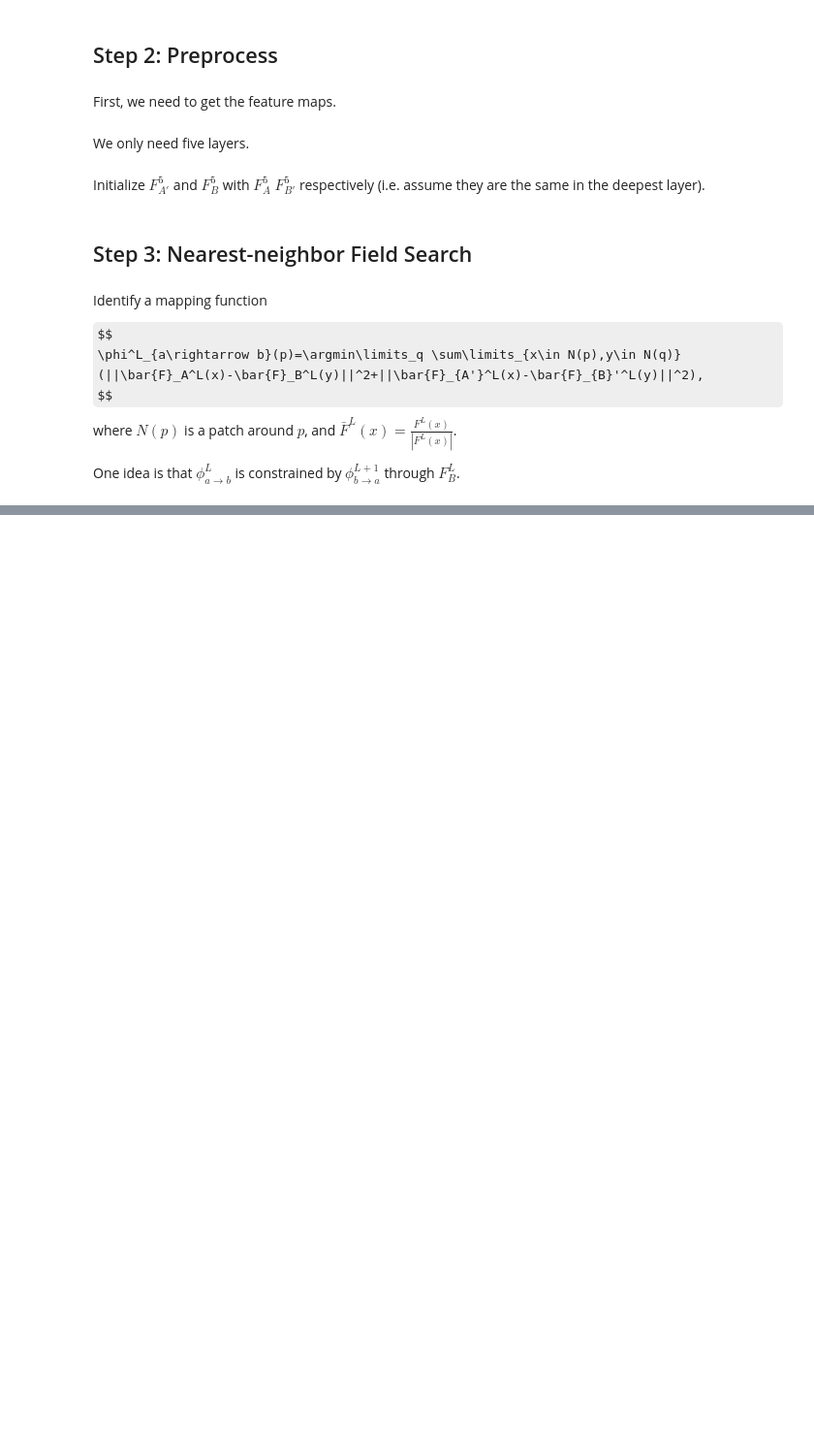
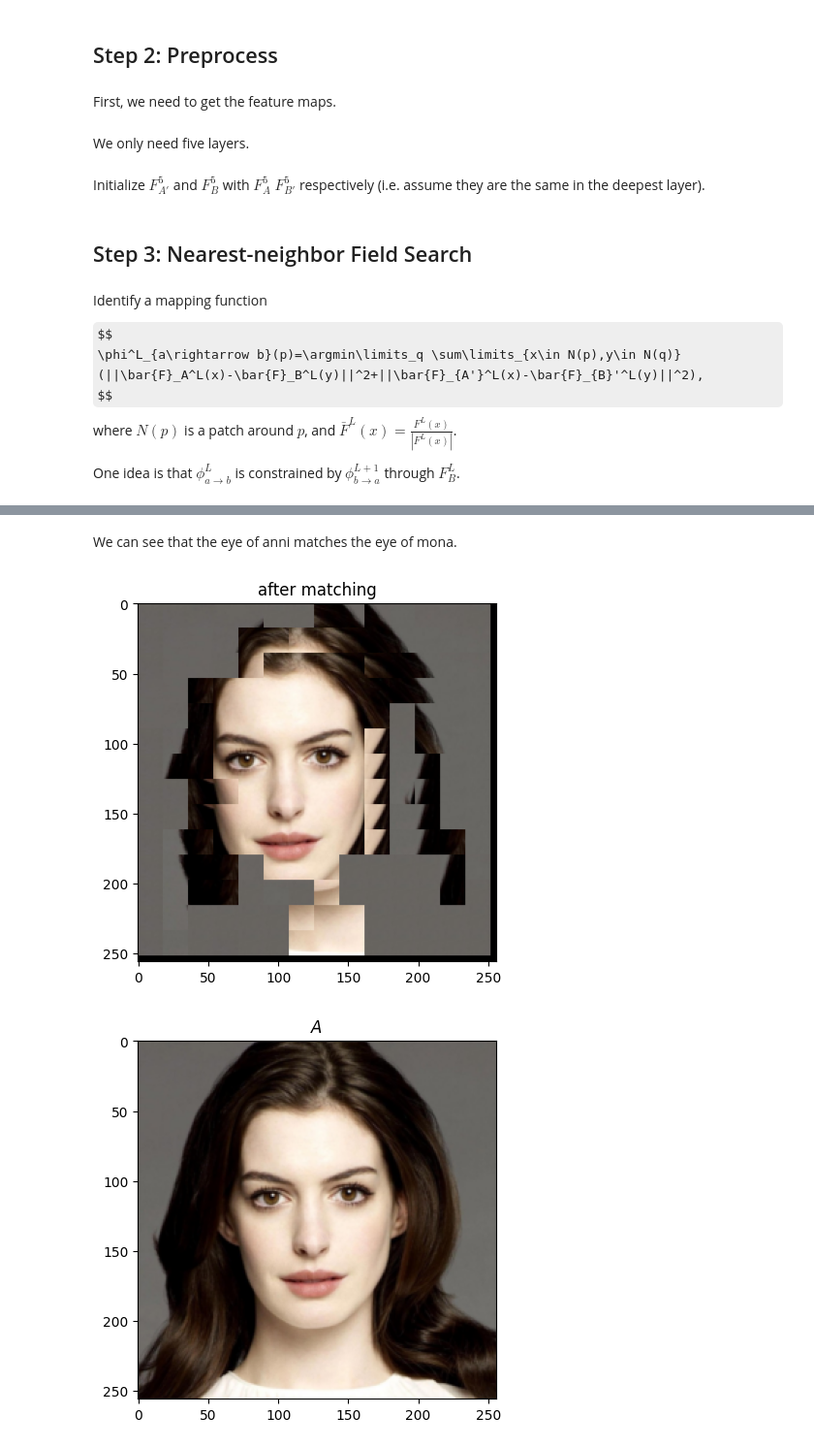
Before and after one commit to JKay15/PKU_CV2024fall, a Jupyter notebook: ImageAnalogy/Deep_Image_Analogy.ipynb, the cells around one changed output, grey strips where cells are left out. Shown at 97% size. Saved outputs shown, nothing was run; the diff lists cells and outputs as text; code cells hidden in the pictures; some formulas as TeX source; blank space fills up the shorter version.

```diff
--- a/ImageAnalogy/Deep_Image_Analogy.ipynb
+++ b/ImageAnalogy/Deep_Image_Analogy.ipynb
@@ -272,8 +295,8 @@ def match_patches(A, B, A_, B_, patch_size=5):
     dist = torch.zeros(N, H, W, H, W)
     for i in range(H):
         for j in range(W):
-            dist[:, i, j] = torch.sum((A_patches[:, :, i, j].unsqueeze(2).unsqueeze(2) - B_patches)**2, dim=(1, 4, 5))
-            + torch.sum((A_patches_[:, :, i, j].unsqueeze(2).unsqueeze(2) - B_patches_)**2, dim=(1, 4, 5))
+            dist[:, i, j] = torch.sum((B_patches[:, :, i, j].unsqueeze(2).unsqueeze(2) - A_patches)**2, dim=(1, 4, 5))
+            + torch.sum((B_patches_[:, :, i, j].unsqueeze(2).unsqueeze(2) - A_patches_)**2, dim=(1, 4, 5))
     indices = torch.argmin(dist.view(N, H, W, -1), dim=3)
     matches = torch.stack([indices // W, indices % W], dim=3)
     return matches
@@ -361,0 +357,40 @@ torch.Size([14, 14])
+# %% [markdown]
+We can see that the eye of anni matches the eye of mona.
+# %%
+# visualize the matches
+def visualize_matches(A, B, matches):
+    """
+    Visualize the matches between A and B.
+
+    Inputs:
+    - A: A tensor of shape (B, C, H, W)
+    - matches: A tensor of shape (N, H, W, 2)
+    """
+    A = np.array(deprocess(A[0]))
+    B = np.array(deprocess(B[0]))
+    A_after = np.zeros_like(A)
+    H, W, _ = A.shape
+    Hf = matches.shape[1]
+    Wf = matches.shape[2]
+    patch_H = H // Hf
+    patch_W = W // Wf
+    for i in range(Hf):
+        for j in range(Wf):
+            a, b = matches[0, i, j]
+            x = a*patch_H
+            y = b*patch_W
+            x_after = i*patch_H
+            y_after = j*patch_W
+            A_after[x_after:x_after+patch_H, y_after:y_after+patch_W] = A[x:x+patch_H, y:y+patch_W]
+    plt.figure()
+    plt.imshow((A_after))
+    plt.title("after matching")
+    plt.show()
+
+visualize_matches(A, B_, matches)
+plt.figure()
+imshow(A, title="$A$")
+plt.show()
+# %% [output]
+[figure, added]
+[figure, added]
```
Also changed, not shown: parts of 21 cells of this notebook.
